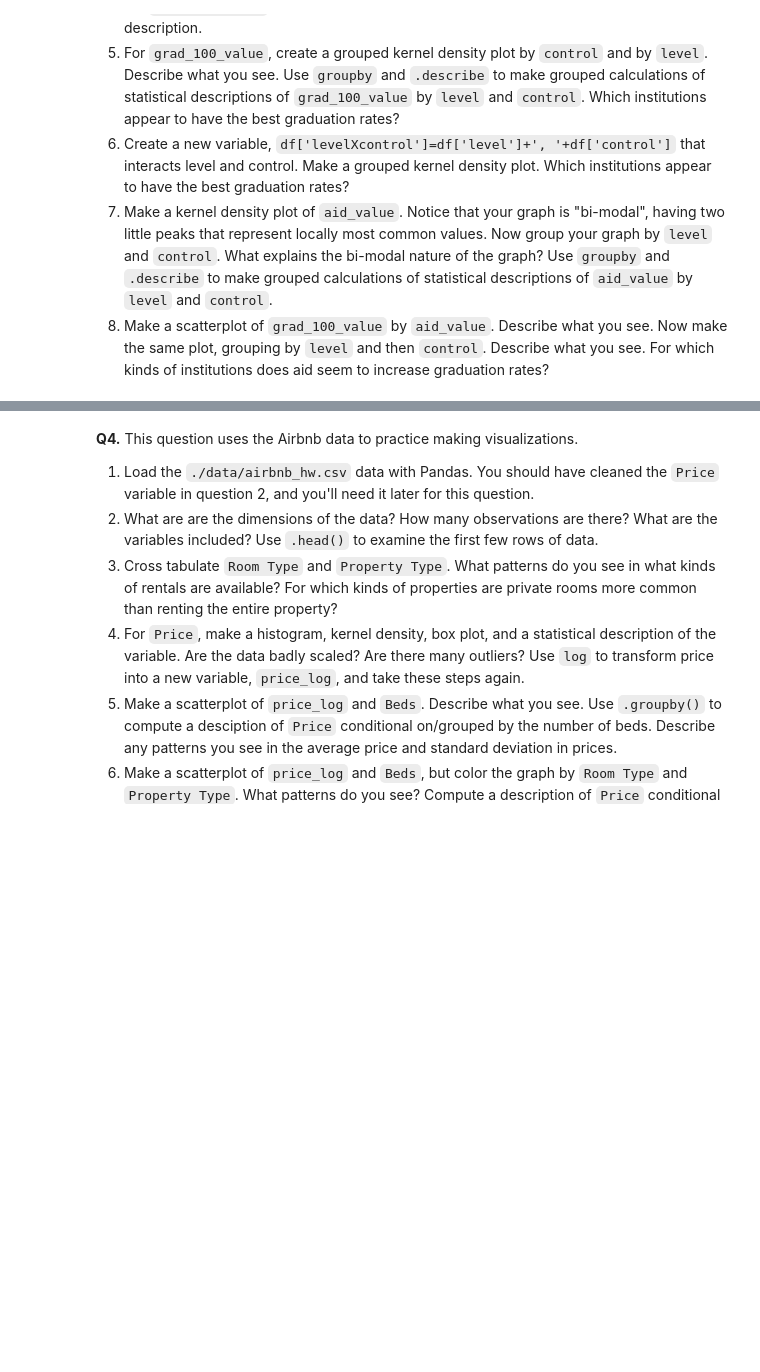
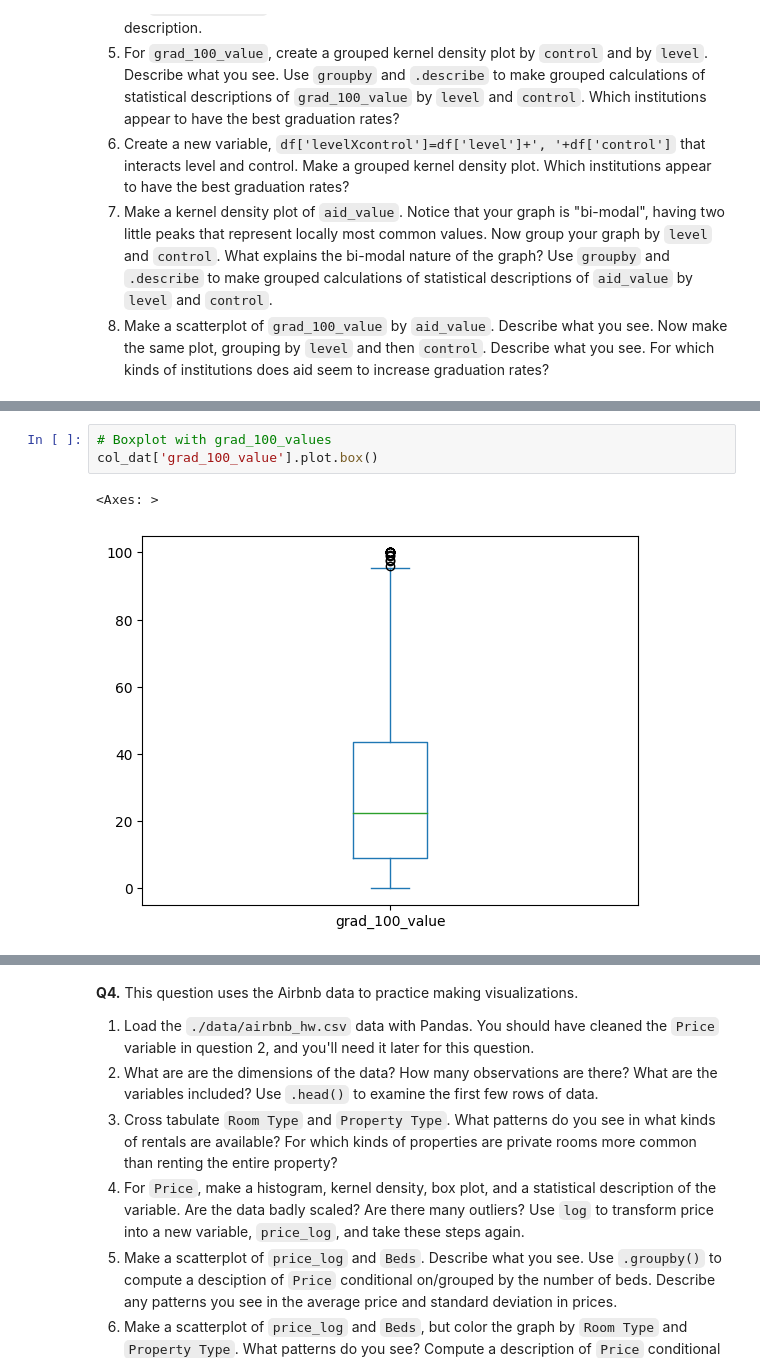
Before and after one commit to Monty-2003/pa2_DS3001, a Jupyter notebook: assignment2.ipynb, the cells around one changed output, grey strips where cells are left out. Saved outputs shown, nothing was run; the diff lists cells and outputs as text; blank space fills up the shorter version.

```diff
--- a/assignment2.ipynb
+++ b/assignment2.ipynb
@@ -156,0 +211,6 @@ The "relevant" variables for this question are:
+# %%
+# Boxplot with grad_100_values
+col_dat['grad_100_value'].plot.box()
+# %% [output]
+<Axes: >
+[figure, added]
```
Also changed, not shown: parts of 16 cells of this notebook.
